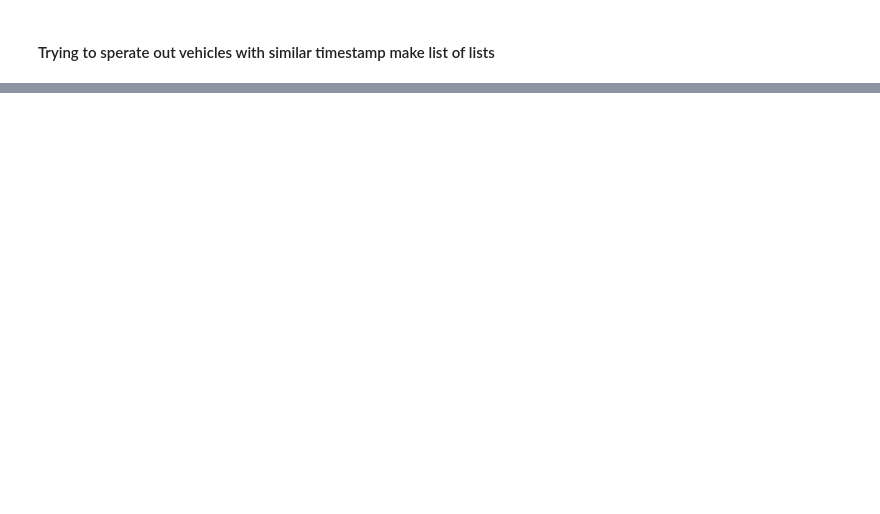
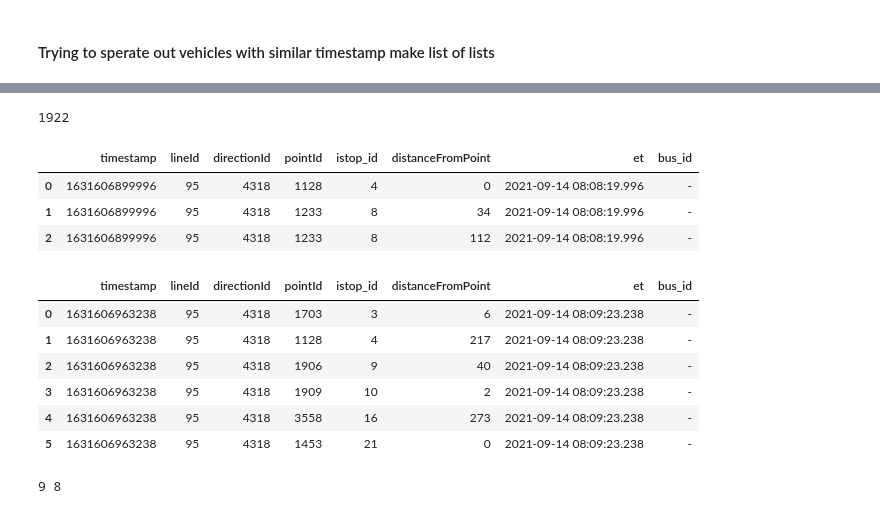
Before and after one commit to mohammadzainabbas/data-mining-project, a Jupyter notebook: exploratory_data_analysis.ipynb, the cells around one changed output, grey strips where cells are left out. Saved outputs shown, nothing was run; the diff lists cells and outputs as text; code cells hidden in the pictures; blank space fills up the shorter version.

```diff
--- a/exploratory_data_analysis.ipynb
+++ b/exploratory_data_analysis.ipynb
@@ -364,13 +386,0 @@ Name: 2, dtype: object
-# %%
-bus_id = 1
-for i, same_times_lst in enumerate(same_time95_lst_of_lst):
-    for j, row in same_times_lst.iterrows():
-        if i == 0:
-            row.bus_id = bus_id
-            bus_id += 1
-        else:
-            # Comparing bus with busses in previos timestamp
-            # Make sure order this innner list in descending succession wise and then match to closet
-            for prev_row in same_time95_lst_of_lst[i-1]:
-                pass
-    break
@@ -394,0 +387,4 @@ Name: 4, dtype: object
+# %%
+# [ [ busses with same timestamp ], [busses with same timestamp], ... ]
+lst_of_same_time95_df = [deepcopy(line_95_direc_4318[line_95_direc_4318.loc[:, "timestamp"] == ut])
+                         for ut in unique_times]
@@ -394,0 +400,10 @@ Name: 4, dtype: object
+# %%
+# def sort_stops(df: pd.DataFrame, stop_id_to_int: dict)
+
+## No, weakness of this, given the data, is that when new bus comes wrong points will connect.
+# Make sure order in this innner list in descending succession wise and then match to closet.
+# So we match the furthest bus first to nearest one in the prev timestamp
+
+for i in range(len(lst_of_same_time95_df)):
+    lst_of_same_time95_df[i] = lst_of_same_time95_df[i].sort_values(by=["istop_id", "distanceFromPoint"], )
+    lst_of_same_time95_df[i].reset_index(drop=True, inplace=True)
@@ -394,0 +523,32 @@ Name: 4, dtype: object
+# %%
+def compare_bus_tuples( series1, series2,  ):
+    """
+    tupe1 convention: (distanceFromPoint, pointId)
+    instead of doing
+    """
+    bus_t1 = (series1.loc["istop_id"], series1.loc["distanceFromPoint"])
+    bus_t2 = (series2.loc["istop_id"], series2.loc["distanceFromPoint"])
+
+    return busses_proximity(bus_t1=bus_t1, bus_t2=bus_t2)
+
+compare_bus_tuples( lst_of_same_time95_df[0].iloc[0,:], lst_of_same_time95_df[0].iloc[0,:])
+compare_bus_tuples( lst_of_same_time95_df[0].iloc[1,:], lst_of_same_time95_df[0].iloc[2,:])
+# %% [output]
+1922
+# %%
+lst_of_same_time95_df[0]
+# %% [output]
+|  | timestamp | lineId | directionId | pointId | istop_id | distanceFromPoint | et | bus_id |
+| 0 | 1631606899996 | 95 | 4318 | 1128 | 4 | 0 | 2021-09-14 08:08:19.996 | - |
+| 1 | 1631606899996 | 95 | 4318 | 1233 | 8 | 34 | 2021-09-14 08:08:19.996 | - |
+| 2 | 1631606899996 | 95 | 4318 | 1233 | 8 | 112 | 2021-09-14 08:08:19.996 | - |
+# %%
+lst_of_same_time95_df[1]
+# %% [output]
+|  | timestamp | lineId | directionId | pointId | istop_id | distanceFromPoint | et | bus_id |
+| 0 | 1631606963238 | 95 | 4318 | 1703 | 3 | 6 | 2021-09-14 08:09:23.238 | - |
+| 1 | 1631606963238 | 95 | 4318 | 1128 | 4 | 217 | 2021-09-14 08:09:23.238 | - |
+| 2 | 1631606963238 | 95 | 4318 | 1906 | 9 | 40 | 2021-09-14 08:09:23.238 | - |
+| 3 | 1631606963238 | 95 | 4318 | 1909 | 10 | 2 | 2021-09-14 08:09:23.238 | - |
+| 4 | 1631606963238 | 95 | 4318 | 3558 | 16 | 273 | 2021-09-14 08:09:23.238 | - |
+| 5 | 1631606963238 | 95 | 4318 | 1453 | 21 | 0 | 2021-09-14 08:09:23.238 | - |
@@ -394,0 +566,19 @@ Name: 4, dtype: object
+# %%
+# Find 2nd max()
+def get_2nd_max():
+    a = [3, 2, 8, 3, 9, 1, 7]
+    m1 = a[0]
+    m2 = a[0]
+
+    for elem in a:
+        if elem > m1:
+            m2 = deepcopy( m1 )
+            m1 = deepcopy( elem )
+
+        if m1 > elem and elem > m2:
+            m2 = deepcopy( elem )
+
+    print(m1, m2)
+get_2nd_max()
+# %% [output]
+9 8
```
Also changed, not shown: parts of 55 cells of this notebook, 2 other files.
